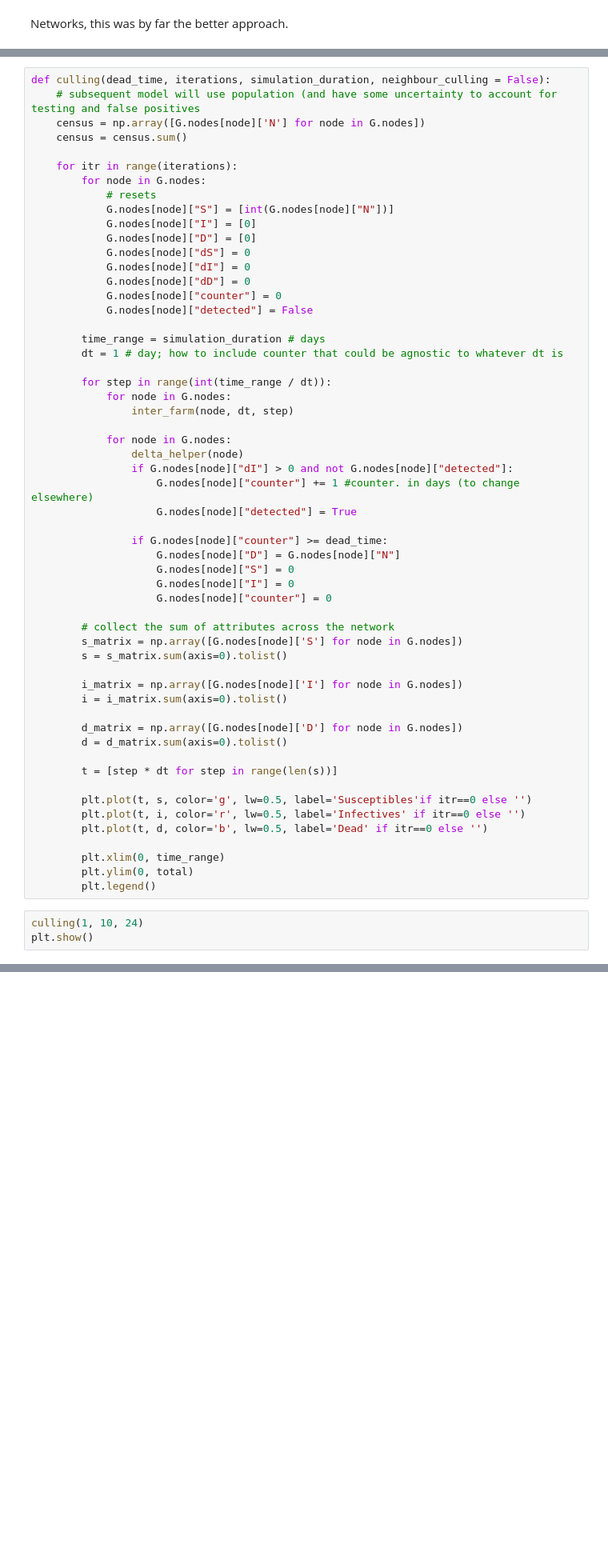
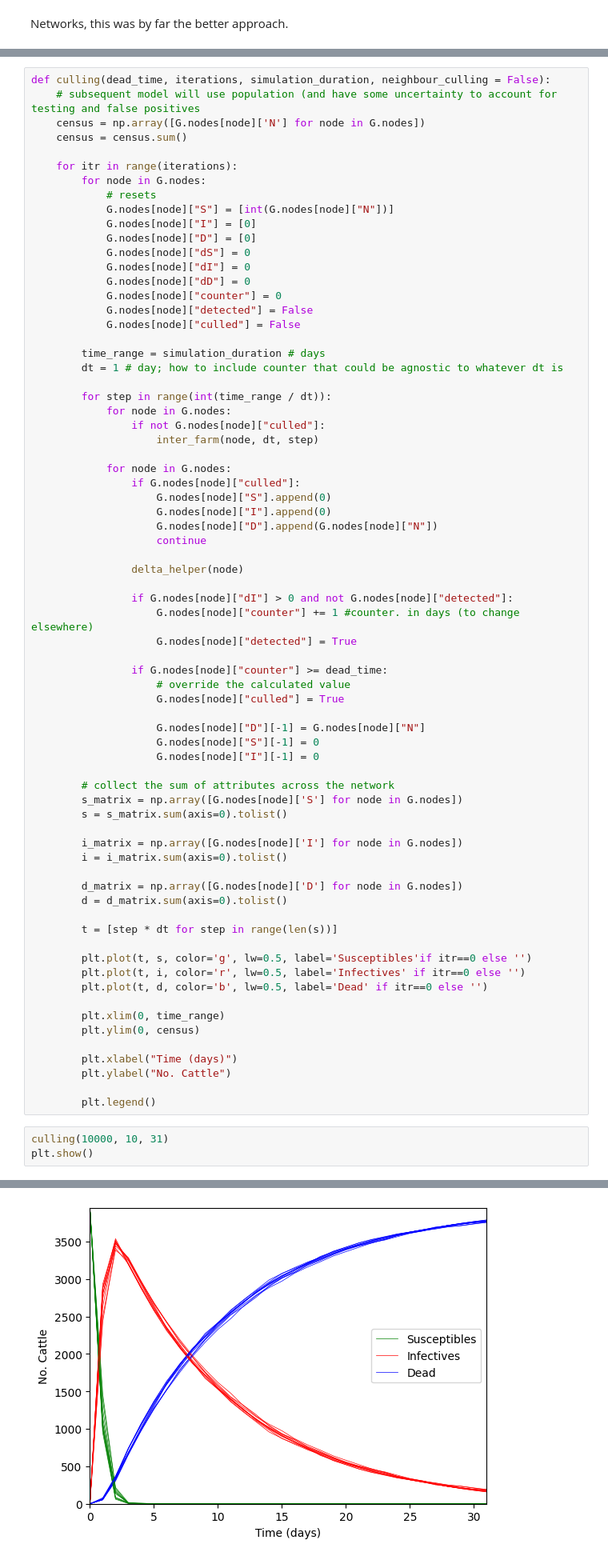
Before and after one commit to r-okotie179/diseaseModelling, a Jupyter notebook: culling_and_policy.ipynb, the cells around one changed output, grey strips where cells are left out. Shown at 80% size. Drawn from its saved outputs; the diff is of its cells as text; blank space fills up the shorter version.

```diff
--- a/culling_and_policy.ipynb
+++ b/culling_and_policy.ipynb
@@ -392,25 +392,36 @@ def culling(dead_time, iterations, simulation_duration, neighbour_culling = Fals
             G.nodes[node]["dD"] = 0
             G.nodes[node]["counter"] = 0
             G.nodes[node]["detected"] = False
+            G.nodes[node]["culled"] = False
 
         time_range = simulation_duration # days
         dt = 1 # day; how to include counter that could be agnostic to whatever dt is
 
         for step in range(int(time_range / dt)):
             for node in G.nodes:
-                inter_farm(node, dt, step)
+                if not G.nodes[node]["culled"]:
+                    inter_farm(node, dt, step)
 
             for node in G.nodes:
+                if G.nodes[node]["culled"]:
+                    G.nodes[node]["S"].append(0)
+                    G.nodes[node]["I"].append(0)
+                    G.nodes[node]["D"].append(G.nodes[node]["N"])
+                    continue
+
                 delta_helper(node)
+
                 if G.nodes[node]["dI"] > 0 and not G.nodes[node]["detected"]:
                     G.nodes[node]["counter"] += 1 #counter. in days (to change elsewhere)
                     G.nodes[node]["detected"] = True
 
                 if G.nodes[node]["counter"] >= dead_time:
-                    G.nodes[node]["D"] = G.nodes[node]["N"]
-                    G.nodes[node]["S"] = 0
-                    G.nodes[node]["I"] = 0
-                    G.nodes[node]["counter"] = 0
+                    # override the calculated value
+                    G.nodes[node]["culled"] = True
+
+                    G.nodes[node]["D"][-1] = G.nodes[node]["N"]
+                    G.nodes[node]["S"][-1] = 0
+                    G.nodes[node]["I"][-1] = 0
 
         # collect the sum of attributes across the network
         s_matrix = np.array([G.nodes[node]['S'] for node in G.nodes])
@@ -429,9 +440,13 @@ def culling(dead_time, iterations, simulation_duration, neighbour_culling = Fals
         plt.plot(t, d, color='b', lw=0.5, label='Dead' if itr==0 else '')
 
         plt.xlim(0, time_range)
-        plt.ylim(0, total)
+        plt.ylim(0, census)
+
+        plt.xlabel("Time (days)")
+        plt.ylabel("No. Cattle")
+
         plt.legend()
 # %%
-culling(1, 10, 24)
+culling(10000, 10, 31)
 plt.show()
 # %% [output]
@@ -439,3 +453,4 @@ TypeError: 'int' object is not subscriptable
+[figure, added]
 # %% [markdown]
 ## Heatmap Logic
 Quite fun: discretise curve into just points (it will be taken in as data points themselves, so this is not an issue).
```
Also changed, not shown: parts of 1 cell of this notebook.
